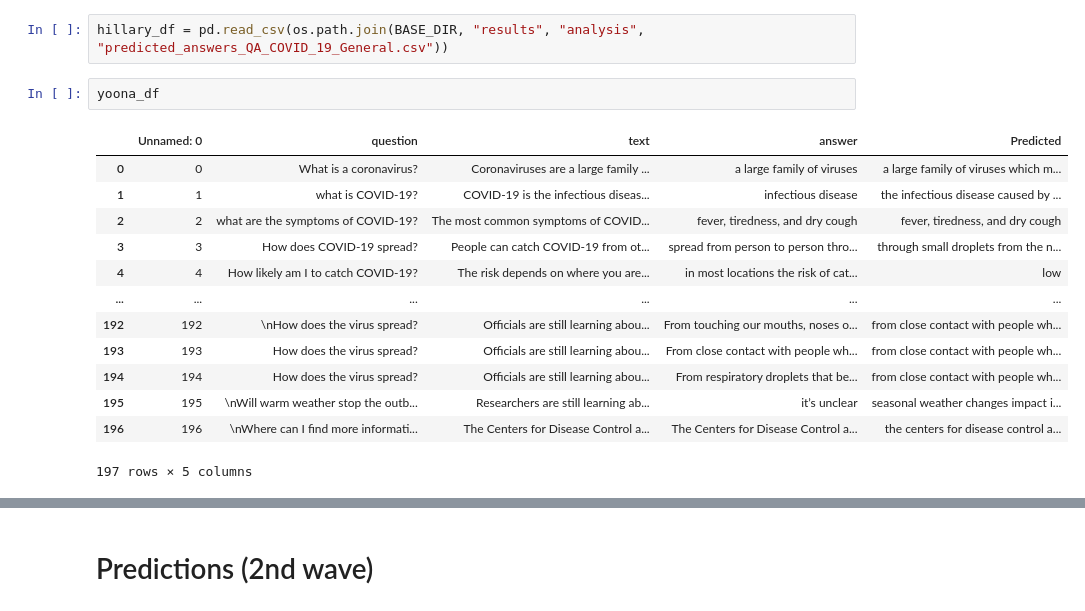
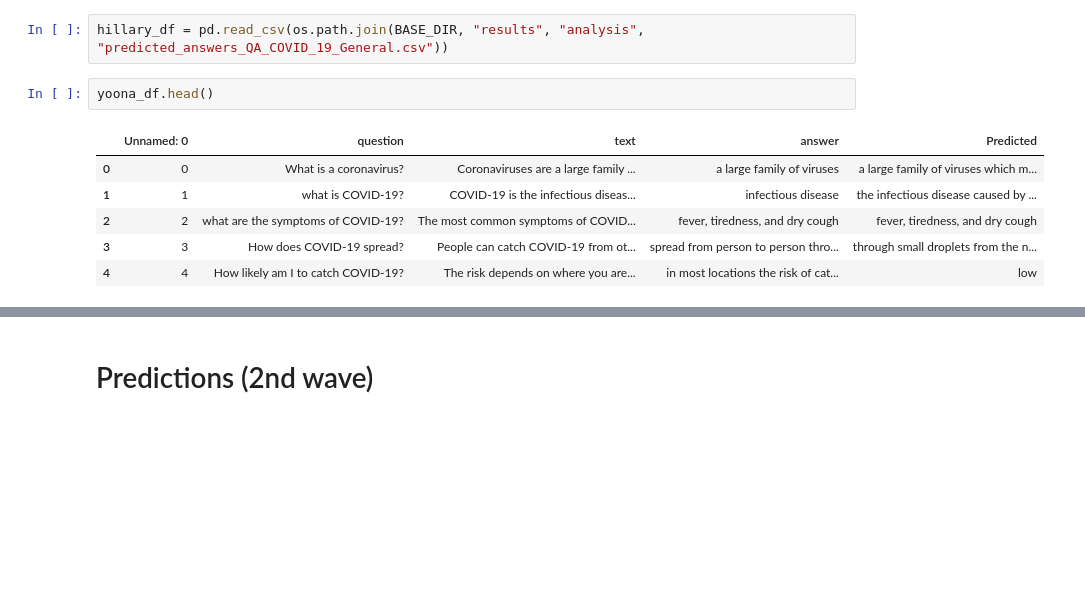
Before and after one commit to johntiger1/hugging-face-generation, a Jupyter notebook: Copy_of_t5_trivia.ipynb, the cells around one changed output, grey strips where cells are left out. Saved outputs shown, nothing was run; the diff lists cells and outputs as text; blank space fills up the shorter version.

```diff
--- a/Copy_of_t5_trivia.ipynb
+++ b/Copy_of_t5_trivia.ipynb
@@ -1377,19 +1398,12 @@ yoona_df = pd.read_csv(os.path.join(BASE_DIR, "results", "analysis", "albert_cle
 # %%
 hillary_df = pd.read_csv(os.path.join(BASE_DIR, "results", "analysis", "predicted_answers_QA_COVID_19_General.csv"))
 # %%
-yoona_df
+yoona_df.head()
 # %% [output]
 |  | Unnamed: 0 | question | text | answer | Predicted |
 | 0 | 0 | What is a coronavirus? | Coronaviruses are a large family ... | a large family of viruses | a large family of viruses which m... |
 | 1 | 1 | what is COVID-19? | COVID-19 is the infectious diseas... | infectious disease | the infectious disease caused by ... |
 | 2 | 2 | what are the symptoms of COVID-19? | The most common symptoms of COVID... | fever, tiredness, and dry cough | fever, tiredness, and dry cough |
 | 3 | 3 | How does COVID-19 spread? | People can catch COVID-19 from ot... | spread from person to person thro... | through small droplets from the n... |
 | 4 | 4 | How likely am I to catch COVID-19? | The risk depends on where you are... | in most locations the risk of cat... | low |
-| ... | ... | ... | ... | ... | ... |
-| 192 | 192 | \nHow does the virus spread? | Officials are still learning abou... | From touching our mouths, noses o... | from close contact with people wh... |
-| 193 | 193 | How does the virus spread? | Officials are still learning abou... | From close contact with people wh... | from close contact with people wh... |
-| 194 | 194 | How does the virus spread? | Officials are still learning abou... | From respiratory droplets that be... | from close contact with people wh... |
-| 195 | 195 | \nWill warm weather stop the outb... | Researchers are still learning ab... | it’s unclear | seasonal weather changes impact i... |
-| 196 | 196 | \nWhere can I find more informati... | The Centers for Disease Control a... | The Centers for Disease Control a... | the centers for disease control a... |
-197 rows × 5 columns
 # %%
```
Also changed, not shown: parts of 10 cells of this notebook.
